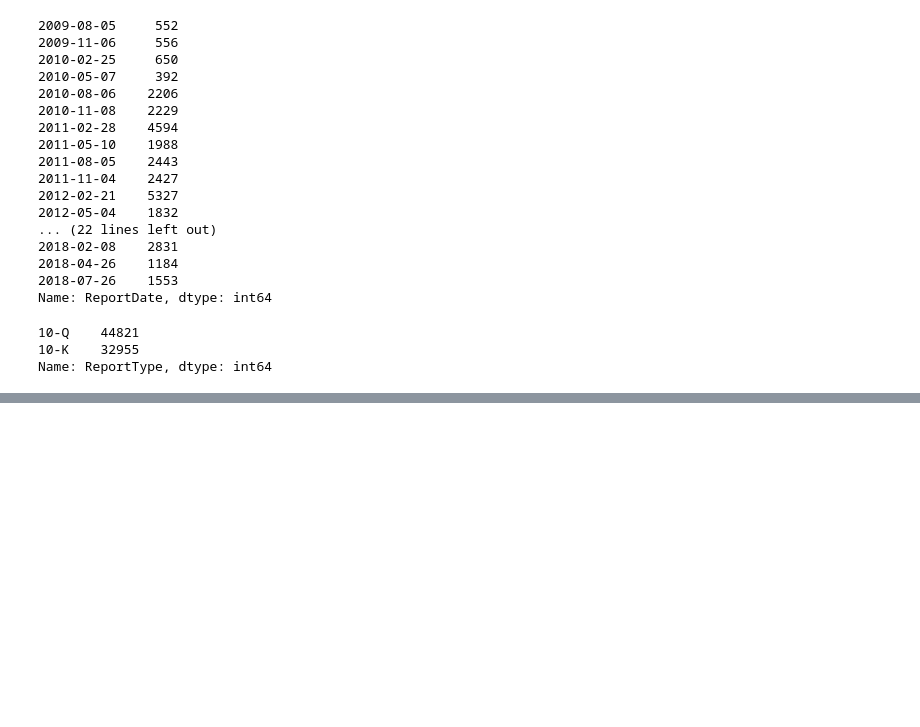
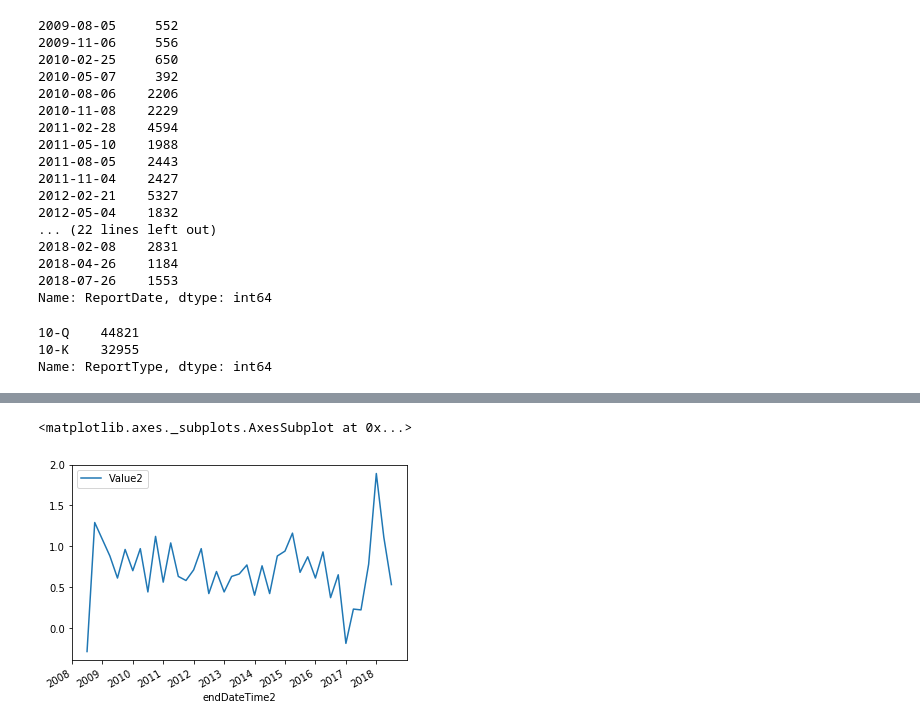
Before and after one commit to raymondmyu/trading, a Jupyter notebook: edgar/playcode.ipynb, the cells around one changed output, grey strips where cells are left out. Drawn from its saved outputs; the diff is of its cells as text; code cells hidden in the pictures; blank space fills up the shorter version.

```diff
--- a/edgar/playcode.ipynb
+++ b/edgar/playcode.ipynb
@@ -135,0 +138,2 @@ Name: ReportType, dtype: int64
+# %%
+df = pd.read_pickle('consolidated/PEG.pkl')
@@ -135,0 +181,5 @@ Name: ReportType, dtype: int64
+# %%
+df.query("Account=='us-gaap:EarningsPerShareBasic' and Days<100").plot(x='endDateTime2',y='Value2')
+# %% [output]
+<matplotlib.axes._subplots.AxesSubplot at 0x...>
+[figure, added]
```
Also changed, not shown: parts of 4 cells of this notebook, 2 other files.
